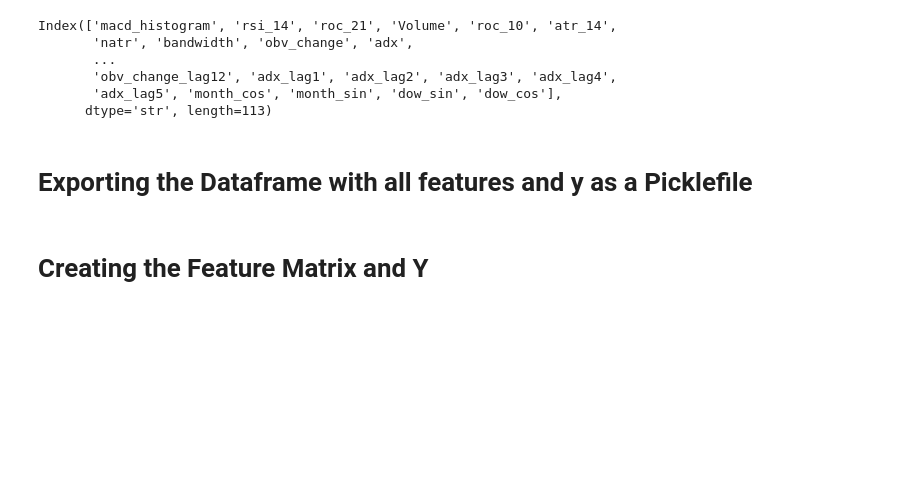
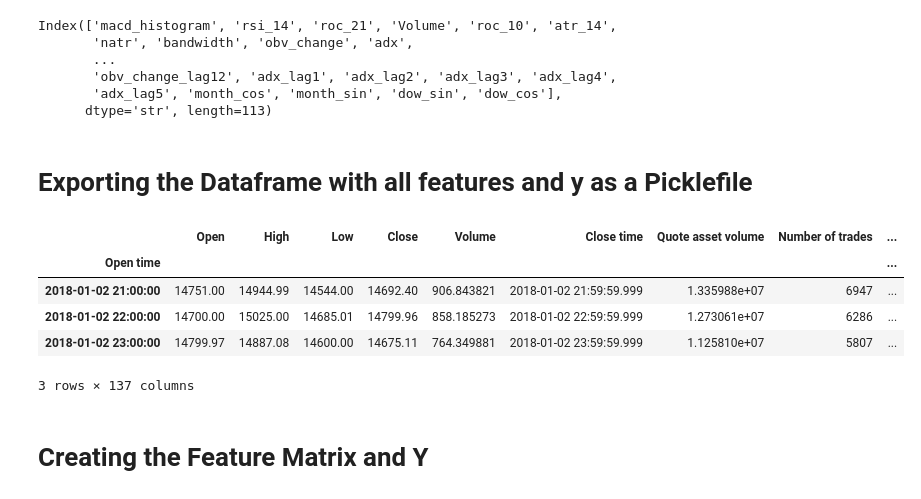
Before and after one commit to rajeevankrajendran-creator/systematic_trading, a Jupyter notebook: notebooks/Master_Notebook_V5.1.ipynb, the cells around one changed output. Drawn from its saved outputs; the diff is of its cells as text; code cells hidden in the pictures; blank space fills up the shorter version.

```diff
--- a/notebooks/Master_Notebook_V5.1.ipynb
+++ b/notebooks/Master_Notebook_V5.1.ipynb
@@ -288,6 +288,13 @@ Index(['macd_histogram', 'rsi_14', 'roc_21', 'Volume', 'roc_10', 'atr_14',
 # %%
 # create a function to call this
-#pd.read_pickle('../raw_data/preprocessed.pkl').head(3)
+pd.read_pickle('../raw_data/preprocessed.pkl').head(3)
+# %% [output]
+|  | Open | High | Low | Close | Volume | Close time | Quote asset volume | Number of trades | ... |
+| Open time |  |  |  |  |  |  |  |  | ... |
+| 2018-01-02 21:00:00 | 14751.00 | 14944.99 | 14544.00 | 14692.40 | 906.843821 | 2018-01-02 21:59:59.999 | 1.335988e+07 | 6947 | ... |
+| 2018-01-02 22:00:00 | 14700.00 | 15025.00 | 14685.01 | 14799.96 | 858.185273 | 2018-01-02 22:59:59.999 | 1.273061e+07 | 6286 | ... |
+| 2018-01-02 23:00:00 | 14799.97 | 14887.08 | 14600.00 | 14675.11 | 764.349881 | 2018-01-02 23:59:59.999 | 1.125810e+07 | 5807 | ... |
+3 rows × 137 columns
 # %% [markdown]
 # Creating the Feature Matrix and Y
 # %%
```
Also changed, not shown: parts of 4 cells of this notebook, 2 other files.
